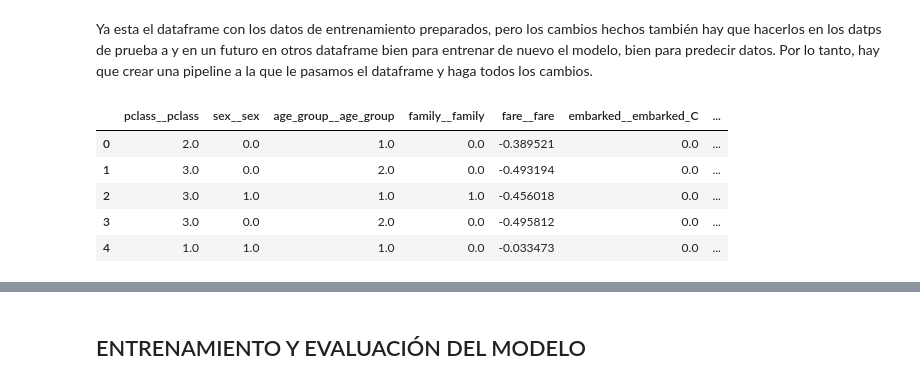
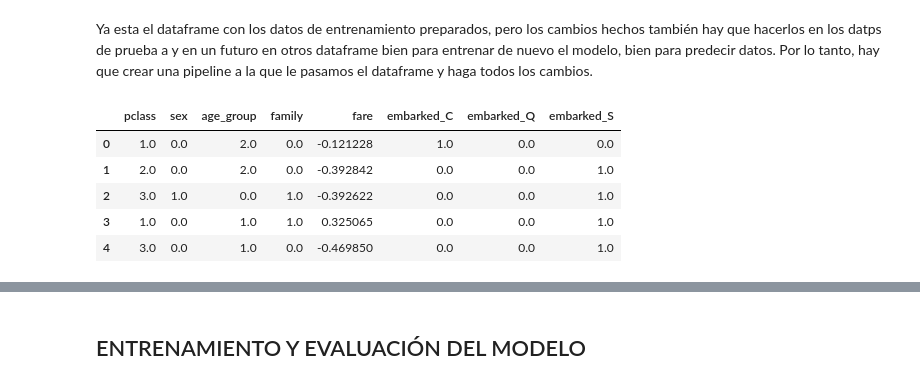
Before and after one commit to xabierguerrero/IABD_2425, a Jupyter notebook: Python_Ejers/SAPA/2_4Ejers/2_4Ejercicios.ipynb, the cells around one changed output, grey strips where cells are left out. Saved outputs shown, nothing was run; the diff lists cells and outputs as text; code cells hidden in the pictures.

```diff
--- a/Python_Ejers/SAPA/2_4Ejers/2_4Ejercicios.ipynb
+++ b/Python_Ejers/SAPA/2_4Ejers/2_4Ejercicios.ipynb
@@ -508,6 +508,8 @@ df_titanic_train_copy['fare']=(df_titanic_train_copy['fare']-df_titanic_train_co
 Ya esta el dataframe con los datos de entrenamiento preparados, pero los cambios hechos también hay que hacerlos en los datps de prueba a y en un futuro en otros dataframe bien para entrenar de nuevo el modelo, bien para predecir datos. Por lo tanto, hay que crear una pipeline a la que le pasamos el dataframe y haga todos los cambios.
 # %%
 
+#def survived_name(function_transformer, feature_names_in):
+#    return ["survived"]
 
 def pclass_name(function_transformer, feature_names_in):
     return ["pclass"]  #
@@ -526,6 +528,11 @@ def fare_name(function_transformer, feature_names_in):
 
 def embarked_name(function_transformer, feature_names_in):
     return[ 'embarked_C', 'embarked_Q', 'embarked_S']
+
+
+def survived_pipe(X):
+    X['survived'].fillna(X['survived'].mode()[0], inplace=True) #
+    return X
 
 def class_pipe(X):
     X['pclass'].fillna(X['pclass'].mode()[0], inplace=True) #
@@ -559,43 +566,44 @@ def embarked_pipe(X):
     X=X.drop('embarked',axis=1)
     return X
 
 def age_pipe(X):
     X['age'].fillna(X['age'].mean(), inplace=True) #
     X["age_group"] = pd.cut(X['age'],
                             bins = [-1,16,32,48,64,np.inf], # si ponemos el primer bin desde 0 el valor 0 lo asigna nulo
                             labels=[0,1,2,3,4])
     X=X.drop('age',axis=1)
     return X
 
 pipeline = ColumnTransformer([
-        ("pclass", FunctionTransformer(class_pipe,feature_names_out=pclass_name,validate=False),["pclass"]),
+        #("survived", FunctionTransformer(survived_pipe,feature_names_out=survived_name),["survived"]),
+        ("pclass", FunctionTransformer(class_pipe,feature_names_out=pclass_name),["pclass"]),
         ("sex", FunctionTransformer(sex_pipe,feature_names_out=sex_name),["sex"]),
         ("age_group", FunctionTransformer(age_pipe,feature_names_out=age_name),["age"]),
-        ("family", FunctionTransformer(family_pipe,feature_names_out=family_name,validate=False),["sibsp", "parch"]),
+        ("family", FunctionTransformer(family_pipe,feature_names_out=family_name),["sibsp", "parch"]),
         ("fare", FunctionTransformer(fare_pipe,feature_names_out=fare_name),["fare"]),
         ("embarked", FunctionTransformer(embarked_pipe,feature_names_out=embarked_name),["embarked"])
     ],
+    remainder='passthrough'
     verbose_feature_names_out=False
 )
-
 
 
 prep_array_train = pipeline.fit_transform(df_titanic_train)
 prep_array_test = pipeline.transform(df_titanic_test)
 
 feature_names = pipeline.get_feature_names_out()
 
-train_set = pd.DataFrame(prep_array_train, columns=feature_names)
-test_set = pd.DataFrame(prep_array_test, columns=feature_names)
+df_train_set = pd.DataFrame(prep_array_train, columns=feature_names)
+df_test_set = pd.DataFrame(prep_array_test, columns=feature_names)
 
 # Aplicar la transformación en test_set (sin ajustar)
 
-train_set.head()
-#print(test_set.head())
+#df_train_set.head()
+df_test_set.head()
 # %% [output]
-|  | pclass__pclass | sex__sex | age_group__age_group | family__family | fare__fare | embarked__embarked_C | ... |
-| 0 | 2.0 | 0.0 | 1.0 | 0.0 | -0.389521 | 0.0 | ... |
-| 1 | 3.0 | 0.0 | 2.0 | 0.0 | -0.493194 | 0.0 | ... |
-| 2 | 3.0 | 1.0 | 1.0 | 1.0 | -0.456018 | 0.0 | ... |
-| 3 | 3.0 | 0.0 | 2.0 | 0.0 | -0.495812 | 0.0 | ... |
-| 4 | 1.0 | 1.0 | 1.0 | 0.0 | -0.033473 | 0.0 | ... |
+|  | pclass | sex | age_group | family | fare | embarked_C | embarked_Q | embarked_S |
+| 0 | 1.0 | 0.0 | 2.0 | 0.0 | -0.121228 | 1.0 | 0.0 | 0.0 |
+| 1 | 2.0 | 0.0 | 2.0 | 0.0 | -0.392842 | 0.0 | 0.0 | 1.0 |
+| 2 | 3.0 | 1.0 | 0.0 | 1.0 | -0.392622 | 0.0 | 0.0 | 1.0 |
+| 3 | 1.0 | 0.0 | 1.0 | 1.0 | 0.325065 | 0.0 | 0.0 | 1.0 |
+| 4 | 3.0 | 0.0 | 1.0 | 0.0 | -0.469850 | 0.0 | 0.0 | 1.0 |
```
Also changed, not shown: parts of 2 cells of this notebook.
